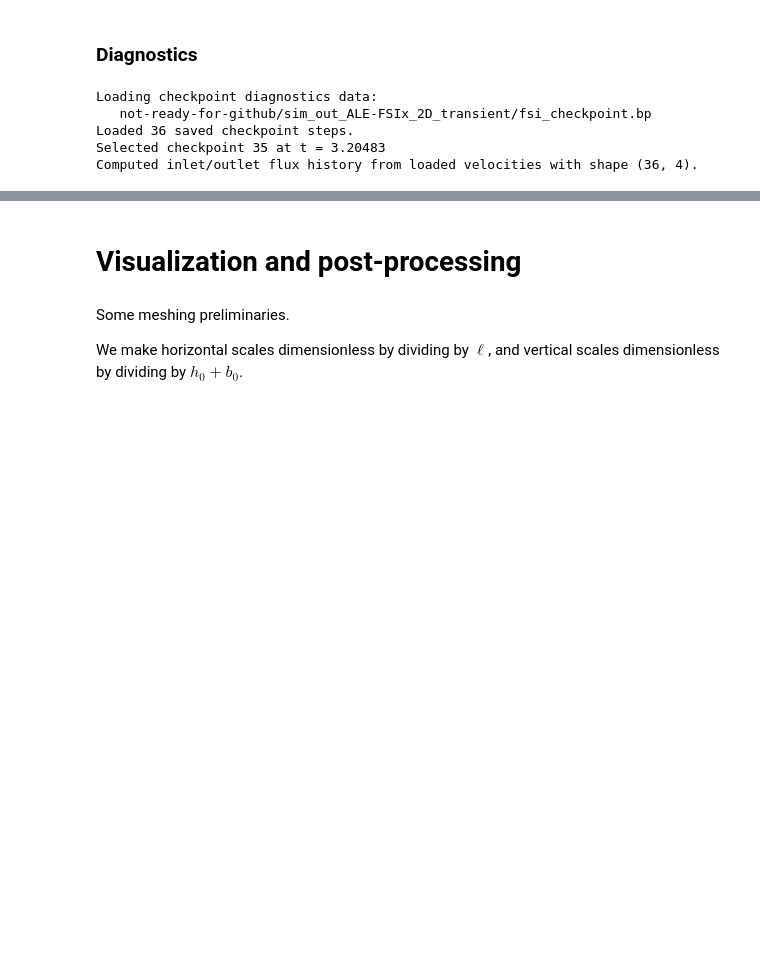
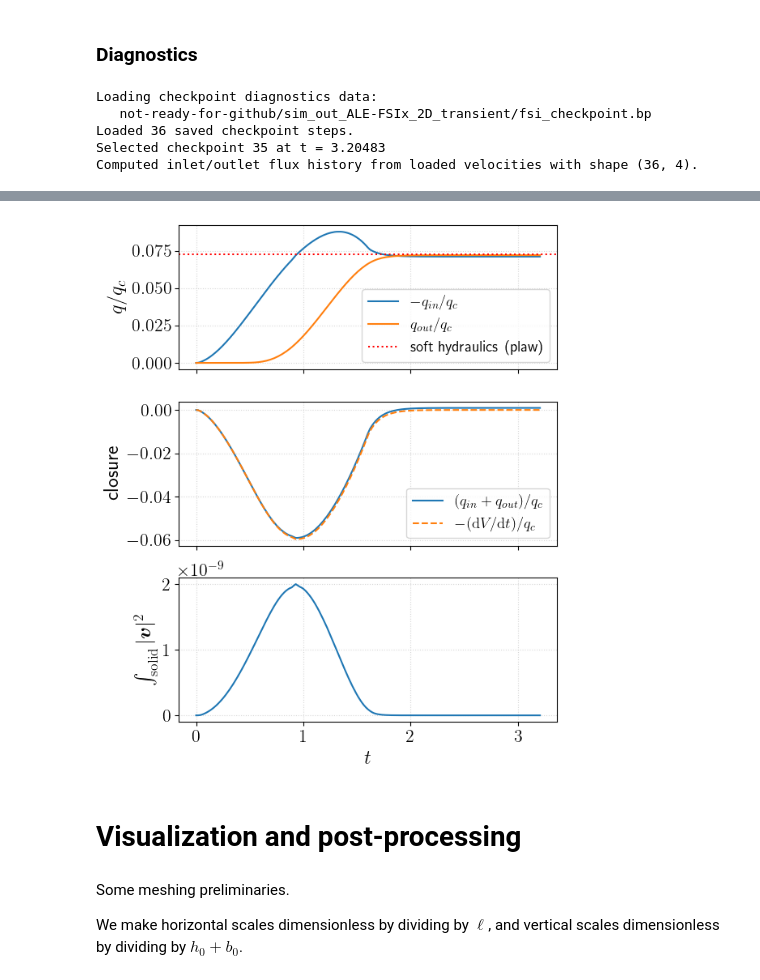
Before and after one commit to ichristov/soft-hydraulic-ale-fsi, a Jupyter notebook: ALE-FSIx_2D.ipynb, the cells around one changed output, grey strips where cells are left out. Saved outputs shown, nothing was run; the diff lists cells and outputs as text; code cells hidden in the pictures; blank space fills up the shorter version.

Commit message:
update unsteady diagnostics and add macos27 fixes

```diff
--- a/ALE-FSIx_2D.ipynb
+++ b/ALE-FSIx_2D.ipynb
@@ -259,9 +268,16 @@ print(f"γ   = {gamma:.5f} (Elastoviscous #)")
 print(f"εRe = {Re:.5f} (Reynolds #)")
 print(f"β   = {beta:.5f} (viscosity ratio)")
 print(f"Cu  = {Cu:.5f} (Carreau #)")
+
+# Solid-inertia regime: R = omega*b0/c_s = omega*b0*sqrt(rho_s0/mu_s).
+# R << 1: quasi-static (Winkler) wall. R >~ 1: the wall can resonate and beat without decaying.
+R_solid = float(omega * b0 / cs_val)
+print(f"R   = {R_solid:.5g} (ω b0/c_s, solid inertia)")
+if omega != 0 and R_solid > 0.1:
+    print("WARNING: R is not << 1: the solid is not quasi-static and may beat without decaying.")
+    print("         Try rho_s0_val <~ {:.3g} (R <= 0.1).".format(float(mu_s_val)*(0.1/(omega*b0))**2))
 if omega != 0 and cd_est != 0:
-    print("-------------------------------------------------------------")
-    print("WARNING: You're using damping for an oscillatory simulation!")
+    print("WARNING: damping changes the periodic solution (zeta is referenced to c_s/b0).")
 print("=============================================================")
 # %% [output]
 ============================ INFO ===========================
@@ -1527,3 +1630,62 @@ FS tangential mismatch ||(v-Du/Dt)·t||_L2(Γ_fs) = 2.951689e-09  (target: < 1e-
   x=l/2 : sim = 0.546236,  theory = 0.548034 (error = 0.3%)
   x=2l/3: sim = 0.376928,  theory = 0.378365 (error = 0.4%)
 ===================================================================================
+# %%
+# History diagnostics from fsi_history.npz (written by the solver loop)
+H = np.load(DataFolder + 'fsi_history.npz')
+t, q_in, q_out, V_fl, v2_s = H['t'], H['q_in'], H['q_out'], H['V_fluid'], H['v2_solid']
+
+# Outward normals: q_in < 0 < q_out, and mass conservation reads q_in + q_out = -dV/dt.
+# dV/dt uses the solver's time scheme (BDF1 on the first step, BDF2 afterwards).
+dVdt = np.zeros_like(V_fl)
+dVdt[1] = (V_fl[1] - V_fl[0]) / (t[1] - t[0])
+dVdt[2:] = (1.5*V_fl[2:] - 2*V_fl[1:-1] + 0.5*V_fl[:-2]) / (t[2:] - t[1:-1])
+res = q_in + q_out + dVdt
+
+# Integrated balance over the whole run, and over the last forcing cycle if oscillatory
+windows = [('whole run', 0)]
+if float(H['omega']) != 0 and t[-1] >= 2*np.pi/float(H['omega']):
+    windows.append(('last cycle', np.argmin(np.abs(t - (t[-1] - 2*np.pi/float(H['omega']))))))
+
+print("======================= HISTORY DIAGNOSTICS =======================")
+print("Mass closure: ∫(q_in+q_out)dt + ΔV  (% of ∫|q_out|dt)")
+for name, i0 in windows:
+    net = trapz(q_in[i0:] + q_out[i0:], t[i0:]) + V_fl[-1] - V_fl[i0]
+    pct = 100*net/trapz(np.abs(q_out[i0:]), t[i0:])
+    print(f"  {name:10s}: {net:+.3e}  ({pct:.3f}%)")
+print(f"max|q_in+q_out+dV/dt|/max|q_out| = {np.max(np.abs(res))/np.max(np.abs(q_out)):.3e}")
+
+# Wall response u_y = C_eff p at x = l/4, l/2, 3l/4 (interface displacement vs mid-height pressure),
+# over the last forcing cycle if oscillatory, else the last 10% of the run (plateau).
+# A quasi-static wall gives a constant C_eff with small misfit; resonance or lag shows as misfit.
+iw = windows[-1][1] if float(H['omega']) != 0 else int(0.9*len(t))
+uy, pp = H['probe_u'][iw:, 3:6, 1], H['probe_p'][iw:, 0:3]
+C_eff = np.sum(uy*pp, axis=0) / np.sum(pp*pp, axis=0)
+misfit = np.linalg.norm(uy - C_eff*pp, axis=0) / np.linalg.norm(uy, axis=0)
+print("Wall compliance u_y/p at x = l/4, l/2, 3l/4:")
+print(f"  C_eff  = {C_eff[0]:.4e}, {C_eff[1]:.4e}, {C_eff[2]:.4e}")
+print(f"  misfit = {misfit[0]:.2e}, {misfit[1]:.2e}, {misfit[2]:.2e}")
+print(f"  theory: C_w = {float(C_w):.4e}, C_I = {float(C_I):.4e}, C_H = {float(C_H):.4e}")
+print("Interface kinematic mismatch vs BDF u_t (target: < 1e-4):")
+print(f"  max ||·n|| = {H['slip_n'].max():.3e},  max ||·t|| = {H['slip_t'].max():.3e}")
+print(f"Solid ∫|v|²: max = {v2_s.max():.3e}, last = {v2_s[-1]:.3e}")
+print("===================================================================")
+
+fig, axs = plt.subplots(3, 1, sharex=True, figsize=(6, 7), tight_layout=True)
+axs[0].plot(t, -q_in/float(H['q_c']), label=r'$-q_{in}/q_c$')
+axs[0].plot(t, q_out/float(H['q_c']), label=r'$q_{out}/q_c$')
+axs[0].axhline(float(H['q_sh'])/float(H['q_c']), color='red', linestyle='dotted',
+               label='soft hydraulics (plaw)')
+axs[1].plot(t, (q_in + q_out)/float(H['q_c']), label=r'$(q_{in}+q_{out})/q_c$')
+axs[1].plot(t, -dVdt/float(H['q_c']), '--', label=r'$-(\mathrm{d}V/\mathrm{d}t)/q_c$')
+axs[2].plot(t, v2_s)
+axs[0].set_ylabel('$q/q_c$')
+axs[1].set_ylabel('closure')
+axs[2].set_ylabel(r'$\int_\mathrm{solid}|\bm{v}|^2$')
+axs[2].set_xlabel('$t$')
+for a in axs:
+    a.grid(alpha=0.5, linestyle='dotted')
+axs[0].legend()
+axs[1].legend()
+plt.show()
+# %% [output]
@@ -1530,3 +1704,4 @@ FS tangential mismatch ||(v-Du/Dt)·t||_L2(Γ_fs) = 2.951689e-09  (target: < 1e-
+[figure, added]
 # %% [markdown]
 # Visualization and post-processing
 # %% [markdown]
```
Also changed, not shown: parts of 10 cells of this notebook.
